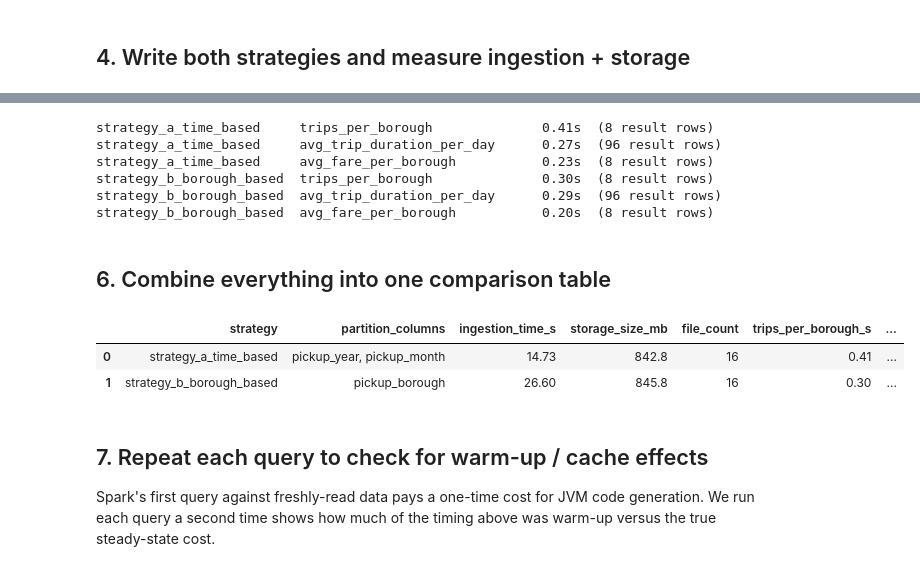
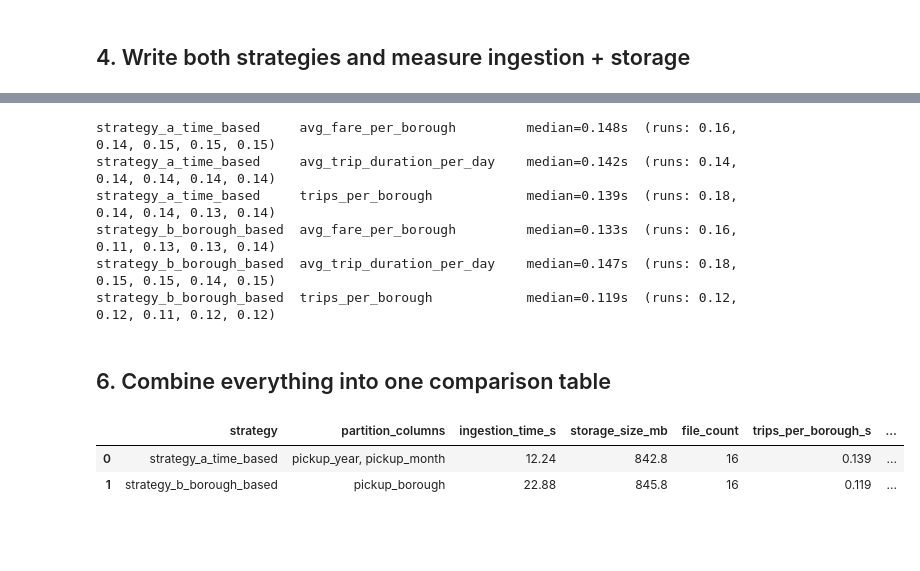
Before and after one commit to hsijuichang/data-intensive-computing, a Jupyter notebook: notebooks/benchmark.ipynb, the cells around one changed output, grey strips where cells are left out. Cells and saved outputs as stored; diff of their text form; code cells hidden in the pictures; blank space fills up the shorter version.

```diff
--- a/notebooks/benchmark.ipynb
+++ b/notebooks/benchmark.ipynb
@@ -238,6 +228,8 @@ against an in-memory cache is.
 # %%
 strategy_a = spark.read.format("delta").load(str(STRATEGY_A_PATH))
 strategy_b = spark.read.format("delta").load(str(STRATEGY_B_PATH))
+
+import statistics
 
 queries = {
     "trips_per_borough": lambda df: df.groupBy("pickup_borough").count(),
@@ -249,46 +241,63 @@ queries = {
     ),
 }
 
-query_results = {}
-for strategy_name, df in [("strategy_a_time_based", strategy_a), ("strategy_b_borough_based", strategy_b)]:
-    for query_name, query_fn in queries.items():
-        rows, elapsed = time_query(query_fn(df))
-        query_results[(strategy_name, query_name)] = elapsed
-        print(f"{strategy_name:25s} {query_name:28s} {elapsed:6.2f}s  ({len(rows)} result rows)")
+strategies = [
+    ("strategy_a_time_based", strategy_a),
+    ("strategy_b_borough_based", strategy_b),
+]
+
+# --- Warm-up (not measured): forces JVM codegen for both strategies before
+# either one gets a timing advantage from simply going first. ---
+for _, df in strategies:
+    for query_fn in queries.values():
+        query_fn(df).collect()
+
+# --- Timed phase: 5 repetitions, alternating which strategy goes first
+# each round, taking the median per (strategy, query) pair. ---
+N_REPEATS = 5
+raw_timings: dict[tuple[str, str], list[float]] = {}
+
+for rep in range(N_REPEATS):
+    ordered = strategies if rep % 2 == 0 else list(reversed(strategies))
+    for strategy_name, df in ordered:
+        for query_name, query_fn in queries.items():
+            _, elapsed = time_query(query_fn(df))
+            raw_timings.setdefault((strategy_name, query_name), []).append(elapsed)
+
+query_results = {
+    key: statistics.median(vals) for key, vals in raw_timings.items()
+}
+for (strategy_name, query_name), median_t in sorted(query_results.items()):
+    all_runs = ", ".join(f"{v:.2f}" for v in raw_timings[(strategy_name, query_name)])
+    print(f"{strategy_name:25s} {query_name:28s} median={median_t:.3f}s  (runs: {all_runs})")
 # %% [output]
-strategy_a_time_based     trips_per_borough              0.41s  (8 result rows)
-strategy_a_time_based     avg_trip_duration_per_day      0.27s  (96 result rows)
-strategy_a_time_based     avg_fare_per_borough           0.23s  (8 result rows)
-strategy_b_borough_based  trips_per_borough              0.30s  (8 result rows)
-strategy_b_borough_based  avg_trip_duration_per_day      0.29s  (96 result rows)
-strategy_b_borough_based  avg_fare_per_borough           0.20s  (8 result rows)
+strategy_a_time_based     avg_fare_per_borough         median=0.148s  (runs: 0.16, 0.14, 0.15, 0.15, 0.15)
+strategy_a_time_based     avg_trip_duration_per_day    median=0.142s  (runs: 0.14, 0.14, 0.14, 0.14, 0.14)
+strategy_a_time_based     trips_per_borough            median=0.139s  (runs: 0.18, 0.14, 0.14, 0.13, 0.14)
+strategy_b_borough_based  avg_fare_per_borough         median=0.133s  (runs: 0.16, 0.11, 0.13, 0.13, 0.14)
+strategy_b_borough_based  avg_trip_duration_per_day    median=0.147s  (runs: 0.18, 0.15, 0.15, 0.14, 0.15)
+strategy_b_borough_based  trips_per_borough            median=0.119s  (runs: 0.12, 0.12, 0.11, 0.12, 0.12)
 # %% [markdown]
 ## 6. Combine everything into one comparison table
 # %%
 import pandas as pd
 
 rows = []
 for strategy_name, stats in results.items():
     row = {
         "strategy": strategy_name,
         "partition_columns": ", ".join(stats["partition_columns"]),
         "ingestion_time_s": round(stats["ingestion_time_seconds"], 2),
         "storage_size_mb": round(stats["size_mb"], 1),
         "file_count": stats["file_count"],
     }
     for query_name in queries:
-        row[f"{query_name}_s"] = round(query_results[(strategy_name, query_name)], 2)
+        row[f"{query_name}_s"] = round(query_results[(strategy_name, query_name)], 3)
     rows.append(row)
 
 comparison_df = pd.DataFrame(rows)
 comparison_df
 # %% [output]
 |  | strategy | partition_columns | ingestion_time_s | storage_size_mb | file_count | trips_per_borough_s | ... |
-| 0 | strategy_a_time_based | pickup_year, pickup_month | 14.73 | 842.8 | 16 | 0.41 | ... |
-| 1 | strategy_b_borough_based | pickup_borough | 26.60 | 845.8 | 16 | 0.30 | ... |
+| 0 | strategy_a_time_based | pickup_year, pickup_month | 12.24 | 842.8 | 16 | 0.139 | ... |
+| 1 | strategy_b_borough_based | pickup_borough | 22.88 | 845.8 | 16 | 0.119 | ... |
-# %% [markdown]
-## 7. Repeat each query to check for warm-up / cache effects
-
-Spark's first query against freshly-read data pays a one-time cost for
-JVM code generation. We run each query a second time shows how much of
-the timing above was warm-up versus the true steady-state cost.
```
Also changed, not shown: parts of 13 cells of this notebook.
